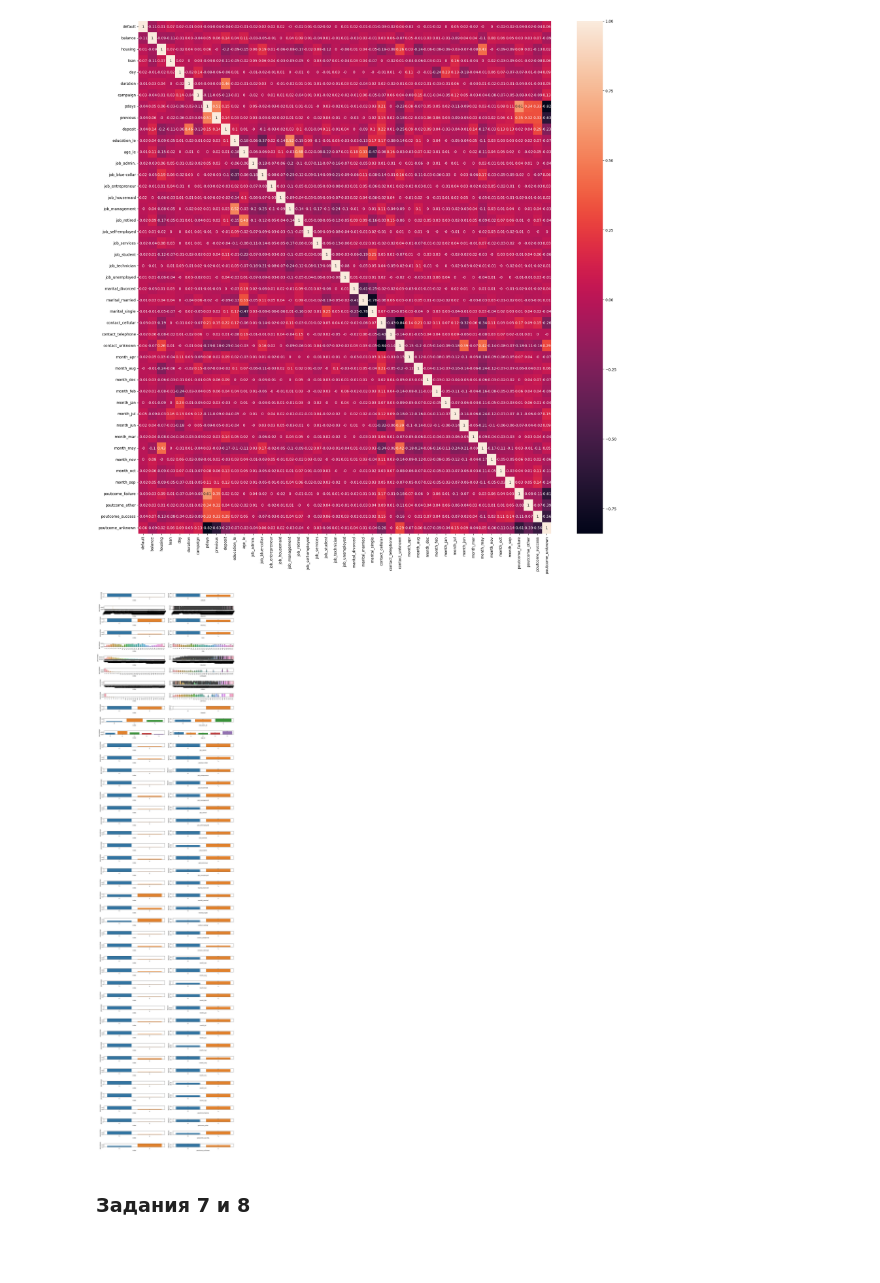
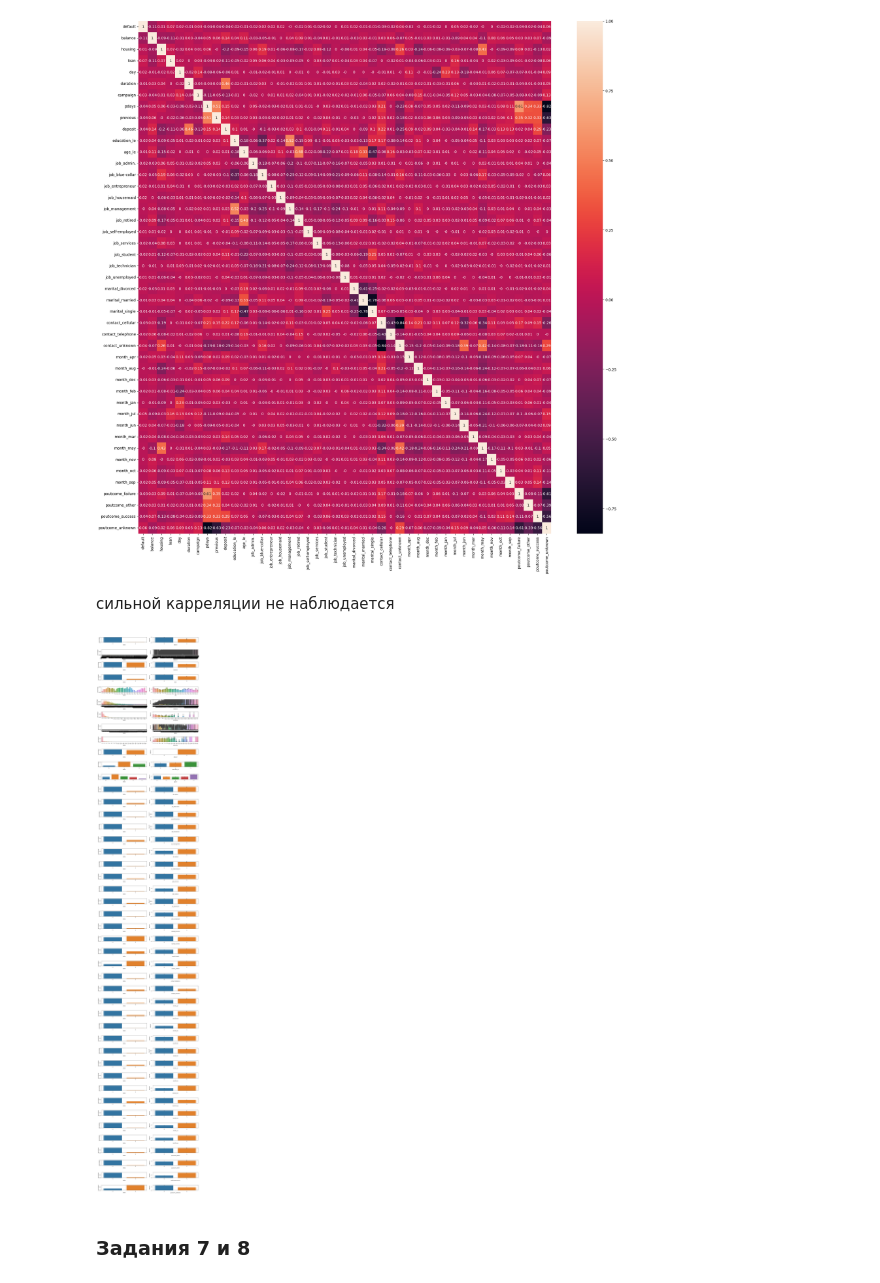
Before and after one commit to artemskorypin/SF_projects, a Jupyter notebook: project_4/Project_4_ML.ipynb, the cells around one changed output. Cells and saved outputs as stored; diff of their text form; code cells hidden in the pictures; blank space fills up the shorter version.

```diff
--- a/project_4/Project_4_ML.ipynb
+++ b/project_4/Project_4_ML.ipynb
@@ -503,24 +464,26 @@ plt.figure(figsize = (25, 25))
 sns.heatmap(dummies_data.corr().round(2), annot = True);
 # %% [output]
 [figure]
+# %% [markdown]
+сильной карреляции не наблюдается
 # %%
 n = len(dummies_data.columns) #число категориальных признаков
-fig, axes = plt.subplots(n, 2, figsize=(15, 60)) #фигура+n*2 координатных плоскостей
+fig, axes = plt.subplots(n, 2, figsize=(15, 80)) #фигура+n*2 координатных плоскостей
 #Создаем цикл для всех признаков из списка категориальных признаков
 for i, feature in enumerate(dummies_data.columns):
     #Строим количественную столбчатую для долевого соотношения каждой из категорий в данных
     count_data = (dummies_data[feature].value_counts(normalize=True)
                   .sort_values(ascending=False)
                   .rename('percentage')
                   .reset_index())
     count_barplot = sns.barplot(data=count_data, x='index', y='percentage', ax=axes[i][0])
     count_barplot.xaxis.set_tick_params(rotation=60)
     #Строим столбчатую диаграмму доли людей зарабатывающих >50K (среднее по столбцу income) в зависимости от категории
     mean_barplot = sns.barplot(data=dummies_data, x=feature, y='deposit', ax=axes[i][1])
     mean_barplot.xaxis.set_tick_params(rotation=60)
 plt.tight_layout() #выравнивание графиков
 # %% [output]
-[figure, old version]
+[figure, new version]
 # %% [markdown]
 ### Задания 7 и 8
 # %%
```
Also changed, not shown: parts of 31 cells of this notebook, 2 other files.
